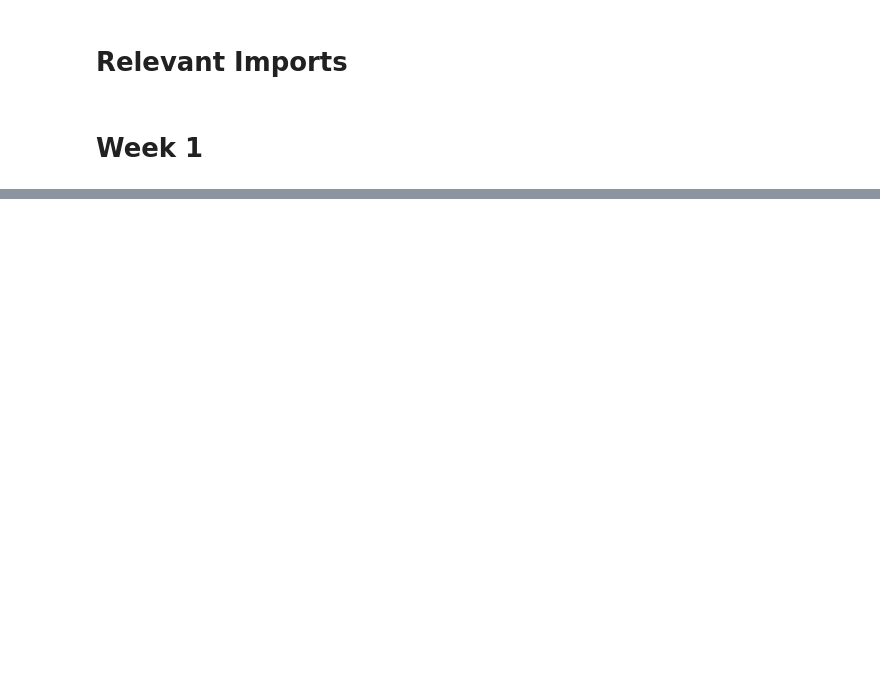
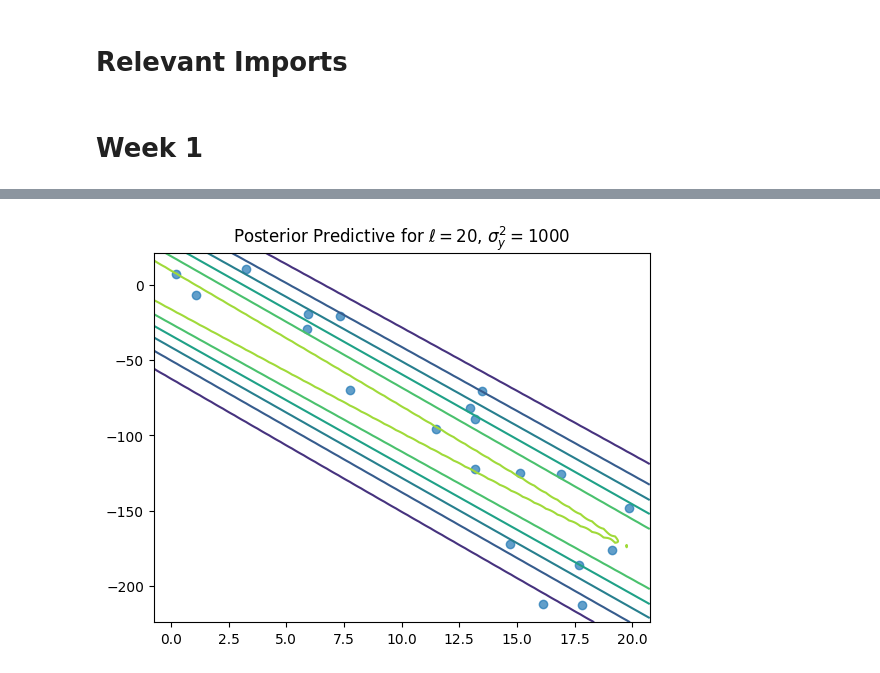
Before and after one commit to Snailed/bayesian-optimal-design-pocs, a Jupyter notebook: python/Final Notebook.ipynb, the cells around one changed output, grey strips where cells are left out. Saved outputs shown, nothing was run; the diff lists cells and outputs as text; code cells hidden in the pictures; blank space fills up the shorter version.

```diff
--- a/python/Final Notebook.ipynb
+++ b/python/Final Notebook.ipynb
@@ -68,0 +70,41 @@ plt.legend()
+# %%
+def plot_predictive(mean, cov, x, y):
+    # Define the grid for the contour plot
+    plt.scatter(x, y, alpha=0.7)
+    xmin, xmax = plt.xlim()
+    ymin, ymax = plt.ylim()
+    x_grid, y_grid = numpy.mgrid[xmin:xmax:.5, ymin:ymax:.5]
+
+    pos = np.empty(x_grid.shape + (2,))
+    pos[:, :, 0] = x_grid
+    pos[:, :, 1] = y_grid
+    #print(np.dstack((x_grid, y_grid)))
+    z = []
+
+    # Create a multivariate normal distribution
+    for row in np.dstack((x_grid, y_grid)):
+        row_x = augment_d(np.array([row[:, 0]]).T)
+        row_y = np.array([row[:, 1]])
+        #row_z = scipy.stats.multivariate_normal.pdf(row_y, row_x @ mean, np.var(y)*np.eye(len(row_x)) + row_x @ cov @ row_x.T)
+        #print(row_z)
+        row_z = []
+        for [x_p, y_p] in row:
+            #p = np.array([x_var, y_var])
+            x_p = np.array([x_p, 1])
+            rv = scipy.stats.multivariate_normal(x_p.T @ mean, noise + x_p.T @ cov @ x_p)
+            # Evaluate the probability density function on the grid
+            row_z.append(rv.pdf(y_p))
+        z.append(np.array(row_z))
+    z = np.array(z).reshape(x_grid.shape)
+    # Plot the scatter plot
+    plt.contour(x_grid, y_grid, z)
+    ones = np.ones((len(np.linspace(xmin, xmax)), 1))
+    x_aug = np.concatenate((np.linspace(xmin, xmax).reshape(len(ones), 1), ones), axis=1)
+    #plt.plot(np.linspace(xmin, xmax).reshape(len(ones), 1), f(x_aug, mean), c='purple', label="Mean Parameter Estimate")
+    #plt.legend()
+    plt.title("Posterior Predictive for $\ell = %d$, $\sigma^2_y = %d$" % (l, noise))
+    plt.show()
+params = analytical_posterior_params(augment_d(d), y)
+plot_predictive(params[0], params[1], d, y)
+# %% [output]
+[figure, added]
```
Also changed, not shown: parts of 4 cells of this notebook, 8 other files.
